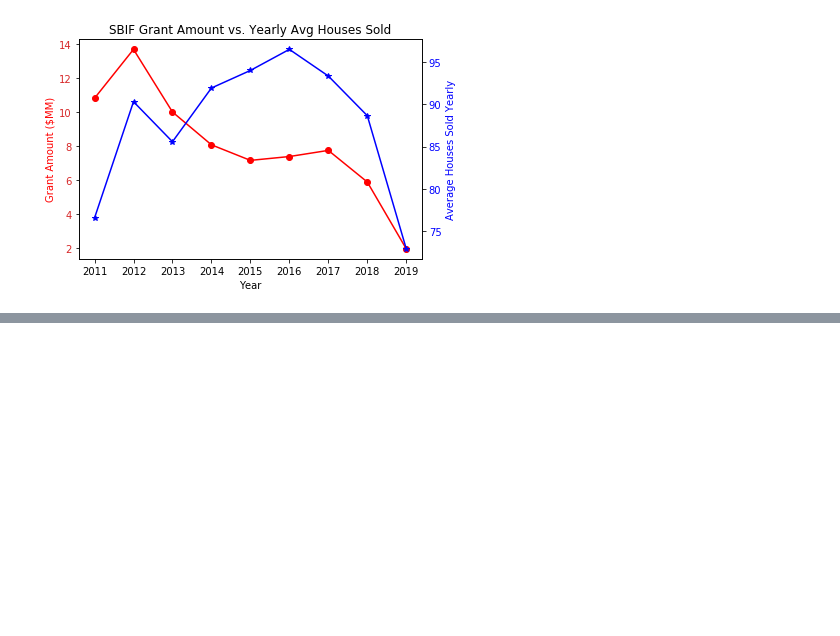
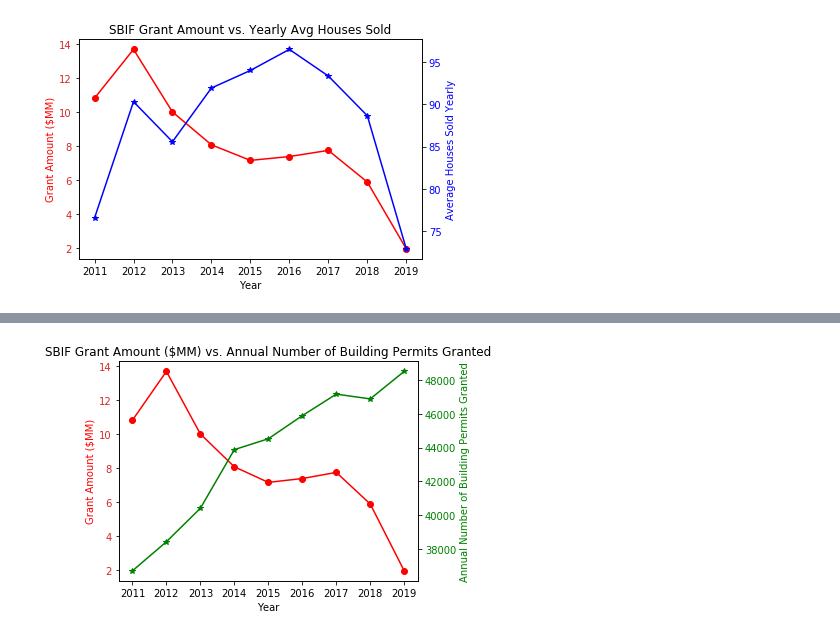
Before and after one commit to ruilin86/Group-Project, a Jupyter notebook: Project_1.ipynb, the cells around one changed output, grey strips where cells are left out. Saved outputs shown, nothing was run; the diff lists cells and outputs as text; code cells hidden in the pictures; blank space fills up the shorter version.

Commit message:
added graphs for SBIF Amount vs # of permits

```diff
--- a/Project_1.ipynb
+++ b/Project_1.ipynb
@@ -287,3 +293,11 @@ Try using .loc[row_indexer,col_indexer] = value instead
 
 See the caveats in the documentation: https://pandas.pydata.org/pandas-docs/stable/user_guide/indexing.html#returning-a-view-versus-a-copy
 [figure]
+# %%
+#Building Permits and SBIF Grant Amount
+
+raw_permit = pd.read_csv("/Users/Nish/class/project1/Group-Project/Group-Project/Resources/permit_count.csv")
+date1=raw_permit["month_year"].str.split("-",n = 2, expand = True)
+raw_permit = raw_permit.join(date1)
+raw_permit.rename(columns = {0 : "YEAR", 1: "MONTH"}, inplace = True)
+raw_permit
@@ -289,0 +318,4 @@ See the caveats in the documentation: https://pandas.pydata.org/pandas-docs/stab
+# %%
+permit_count = raw_permit[["PERMIT#", "YEAR"]]
+permit_count = permit_count.groupby("YEAR").sum()
+permit_count
@@ -289,0 +340,3 @@ See the caveats in the documentation: https://pandas.pydata.org/pandas-docs/stab
+# %%
+permit_slice = permit_count.iloc[5:14]
+permit_slice
@@ -289,0 +355,33 @@ See the caveats in the documentation: https://pandas.pydata.org/pandas-docs/stab
+# %%
+x = sbif_data.index
+y1 = sbif_data["Grant Amount"]
+y2 = permit_slice["PERMIT#"]
+
+fig, ax1 = plt.subplots()
+
+color = "red"
+ax1.set_xlabel('Year')
+ax1.set_ylabel('Grant Amount ($MM)', color=color)
+ax1.plot(x, y1, marker = 'o', color=color)
+ax1.tick_params(axis='y', labelcolor=color)
+##ax1.set_yticks([2, 4, 6, 8, 10, 12, 14])
+ax1.set_yticklabels(["0","2", "4", "6", "8", "10", "12", "14"], color="tab:red", size=10)
+
+##yticks = np.arange(2, 8, 14)
+##ax1.set_yticks(yticks)
+
+#ax1.get_yticks()
+#array([-1.,  0.,  1.,  2.,  3.,  4.])
+
+ax2 = ax1.twinx()
+
+color = "g"
+ax2.set_ylabel('Annual Number of Building Permits Granted', color=color)
+ax2.plot(x, y2, marker = '*', color=color)
+ax2.tick_params(axis='y', labelcolor=color)
+
+plt.title("SBIF Grant Amount ($MM) vs. Annual Number of Building Permits Granted")
+fig.tight_layout()
+plt.show()
+# %% [output]
+[figure, added]
```
Also changed, not shown: parts of 6 cells of this notebook.
